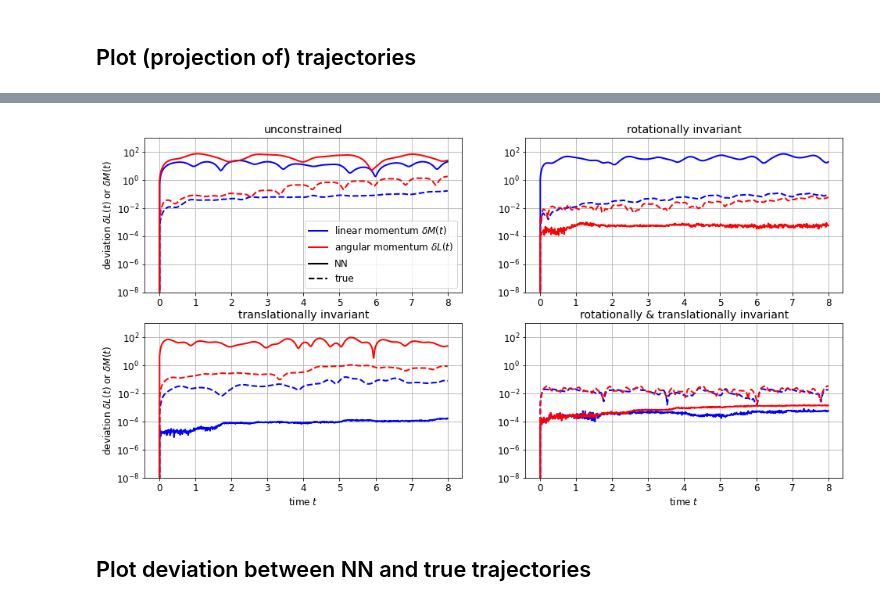
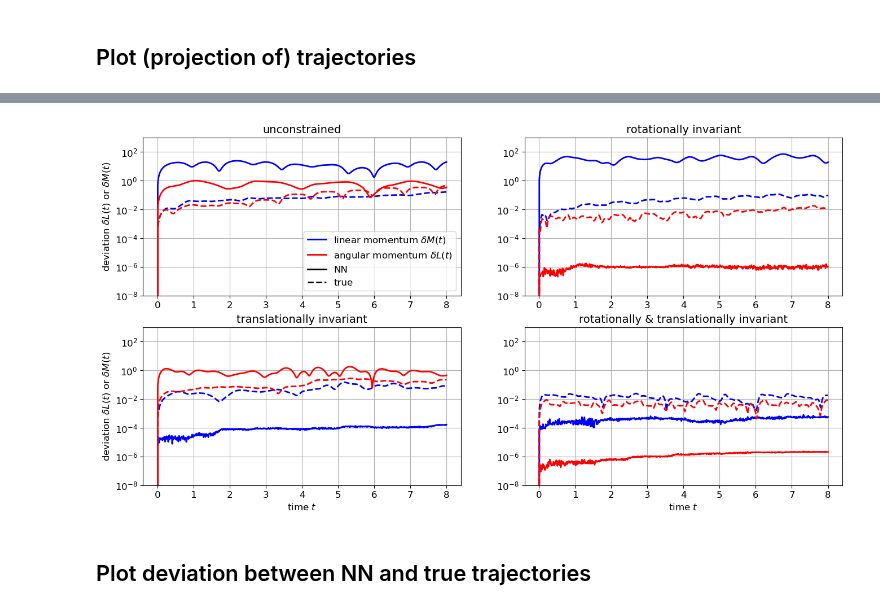
Before and after one commit to eikehmueller/mlconservation_code, a Jupyter notebook: src/EvaluateModel.ipynb, the cells around one changed output, grey strips where cells are left out. Saved outputs shown, nothing was run; the diff lists cells and outputs as text; code cells hidden in the pictures.

Commit message:
Rescale angular momentum deviation by initial angular momentum

```diff
--- a/src/EvaluateModel.ipynb
+++ b/src/EvaluateModel.ipynb
@@ -156,38 +178,38 @@ for row in [0,1]:
         ax = axs[row,col]
         # Plot linear momentum
 
         linear_momentum = ( np.linalg.norm(invariant[:dim_space,:].T-invariant[:dim_space,0],axis=1) )
                         #/ np.linalg.norm(invariant[:dim_space,0]) )
         linear_momentum_true = ( np.linalg.norm(invariant_true[:dim_space,:].T-invariant_true[:dim_space,0],axis=1) )
                         #/ np.linalg.norm(invariant_true[:dim_space,0]) )
-        angular_momentum = ( np.linalg.norm(invariant[dim_space:,:].T-invariant[dim_space:,0],axis=1) )
-                        # / np.linalg.norm(invariant[dim_space:,0]) )
-        angular_momentum_true = ( np.linalg.norm(invariant_true[dim_space:,:].T-invariant_true[dim_space:,0],axis=1) )
-                        #/ np.linalg.norm(invariant_true[dim_space:,0]) )
+        angular_momentum = ( np.linalg.norm(invariant[dim_space:,:].T-invariant[dim_space:,0],axis=1)
+                        / np.linalg.norm(invariant[dim_space:,0]) )
+        angular_momentum_true = ( np.linalg.norm(invariant_true[dim_space:,:].T-invariant_true[dim_space:,0],axis=1)
+                        / np.linalg.norm(invariant_true[dim_space:,0]) )
 
         ax.plot(trajectory_generator_nn.t,linear_momentum,linewidth=2,color="blue")
         ax.plot(trajectory_generator_nn.t,linear_momentum_true,linewidth=2,linestyle="--",color="blue")
         ax.plot(trajectory_generator_nn.t,angular_momentum,linewidth=2,color="red")
         ax.plot(trajectory_generator_nn.t,angular_momentum_true,linewidth=2,linestyle="--",color="red")
         if row==0 and col==0:
             ax.plot([],[],linewidth=2,color="blue",label=r"linear momentum $\delta M(t)$")
             ax.plot([],[],linewidth=2,color="red",label=r"angular momentum $\delta L(t)$")
             ax.plot([],[],linewidth=2,color="black",label="NN")
             ax.plot([],[],linewidth=2,color="black",linestyle="--",label="true")
             ax.legend(loc="lower right",fontsize=fs)
         if row == 1:
             ax.set_xlabel("time $t$",fontsize=fs)
         if col == 0:
             ax.set_ylabel(r"deviation $\delta L(t)$ or $\delta M(t)$",fontsize=fs)
         ax.set_yscale("log")
         ax.set_ylim(1.E-8,1.E3)
         ax.set_title(title[model_label],fontsize=14)
         ax.tick_params(axis='both', which='major', labelsize=fs)
         ax.grid()
 plt.savefig("invariants_two_particle_4d.pdf",bbox_inches="tight")
 plt.show()
 # %% [output]
-[figure, old version]
+[figure, new version]
 # %% [markdown]
 ## Plot deviation between NN and true trajectories
 # %%
```
Also changed, not shown: parts of 4 cells of this notebook.
